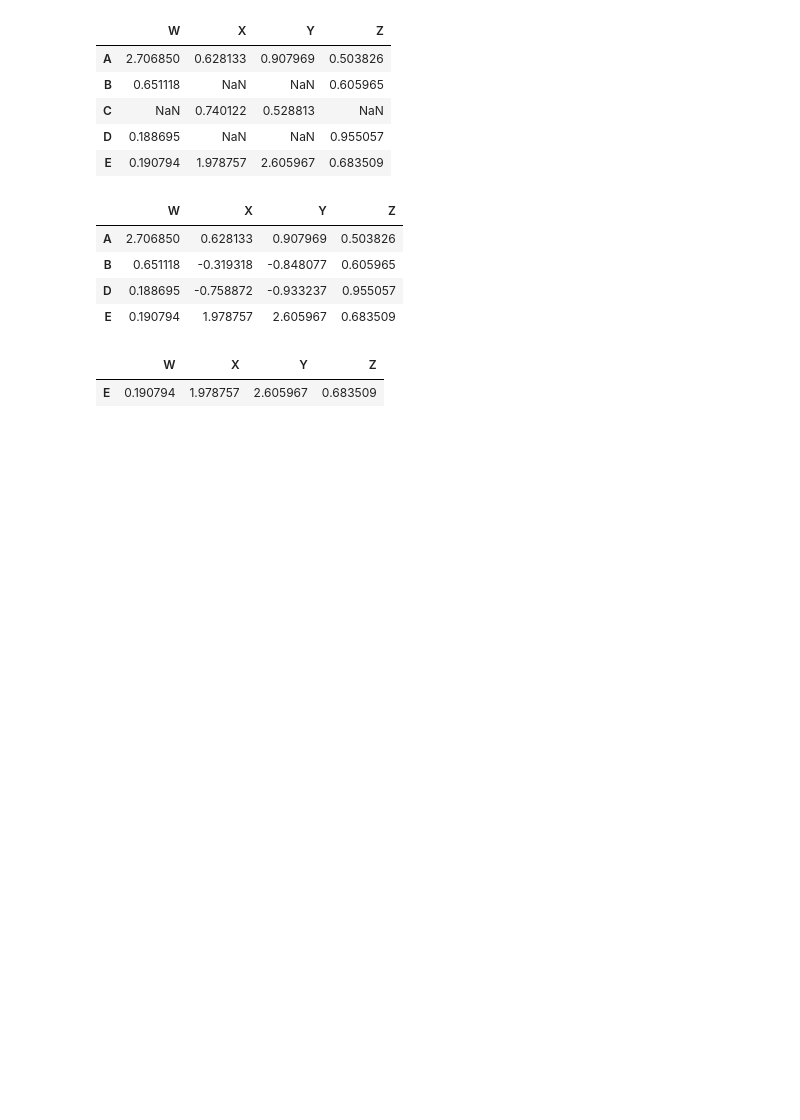
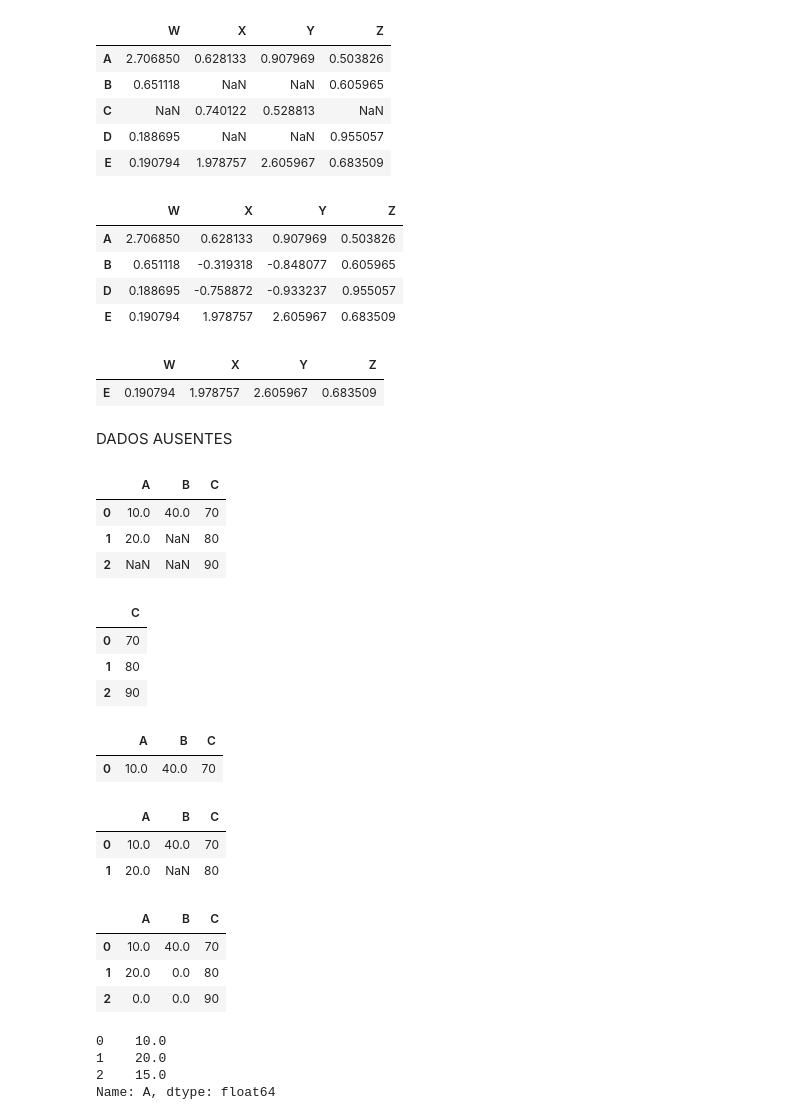
Before and after one commit to CaiqueFreitasFagundes/PROJETOS, a Jupyter notebook: AULAS/aula_pandas.ipynb, the cells around one changed output. Saved outputs shown, nothing was run; the diff lists cells and outputs as text; code cells hidden in the pictures; blank space fills up the shorter version.

```diff
--- a/AULAS/aula_pandas.ipynb
+++ b/AULAS/aula_pandas.ipynb
@@ -269,3 +269,48 @@ df[(df['W'] > 0 ) & (df['X'] > 1)] # retorna um DataFrame com valores positivos
 # %% [output]
 |  | W | X | Y | Z |
 | E | 0.190794 | 1.978757 | 2.605967 | 0.683509 |
+# %% [markdown]
+DADOS AUSENTES
+# %%
+df = pd.DataFrame({'A':[10,20,np.nan],
+                   'B':[40, np.nan, np.nan],
+                   'C':[70,80,90]}) # cria um DataFrame a partir de um dicionário, np.nan é um valor nulo. O dicionário é composto por listas de valores.
+# %%
+df
+# %% [output]
+|  | A | B | C |
+| 0 | 10.0 | 40.0 | 70 |
+| 1 | 20.0 | NaN | 80 |
+| 2 | NaN | NaN | 90 |
+# %%
+df.dropna(axis = 1) # remove todas as linhas que contém NaN. Axis = 1 indica que é uma coluna, se fosse linha seria axis = 0
+# %% [output]
+|  | C |
+| 0 | 70 |
+| 1 | 80 |
+| 2 | 90 |
+# %%
+df.dropna(axis = 0) # remove todas as colunas que contém NaN. Axis = 0 indica que é uma linha, se fosse coluna seria axis = 1
+# %% [output]
+|  | A | B | C |
+| 0 | 10.0 | 40.0 | 70 |
+# %%
+df.dropna(thresh = 2) # remove as linhas que contém pelo menos 2 valores NaN
+# %% [output]
+|  | A | B | C |
+| 0 | 10.0 | 40.0 | 70 |
+| 1 | 20.0 | NaN | 80 |
+# %%
+df.fillna(value = 0) # preenche os valores NaN com 0, poderia ser qualquer outro valor, incluindo strings e outros tipos de dados. geralmente é usado a média dos valores da coluna.
+# %% [output]
+|  | A | B | C |
+| 0 | 10.0 | 40.0 | 70 |
+| 1 | 20.0 | 0.0 | 80 |
+| 2 | 0.0 | 0.0 | 90 |
+# %%
+df['A'].fillna(value = df['A'].mean()) # preenche os valores NaN da coluna 'A' com a média dos valores da coluna 'A'. fillna não é um método inplace, portanto, a alteração não é permanente.
+# %% [output]
+0    10.0
+1    20.0
+2    15.0
+Name: A, dtype: float64
```
Also changed, not shown: parts of 4 cells of this notebook.
